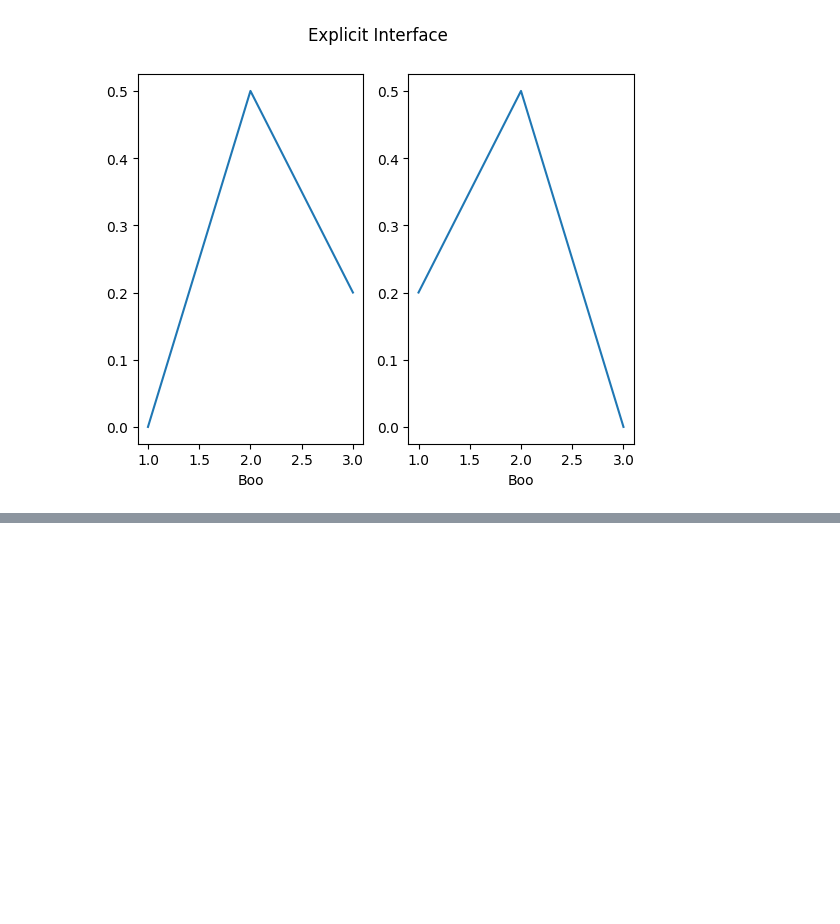
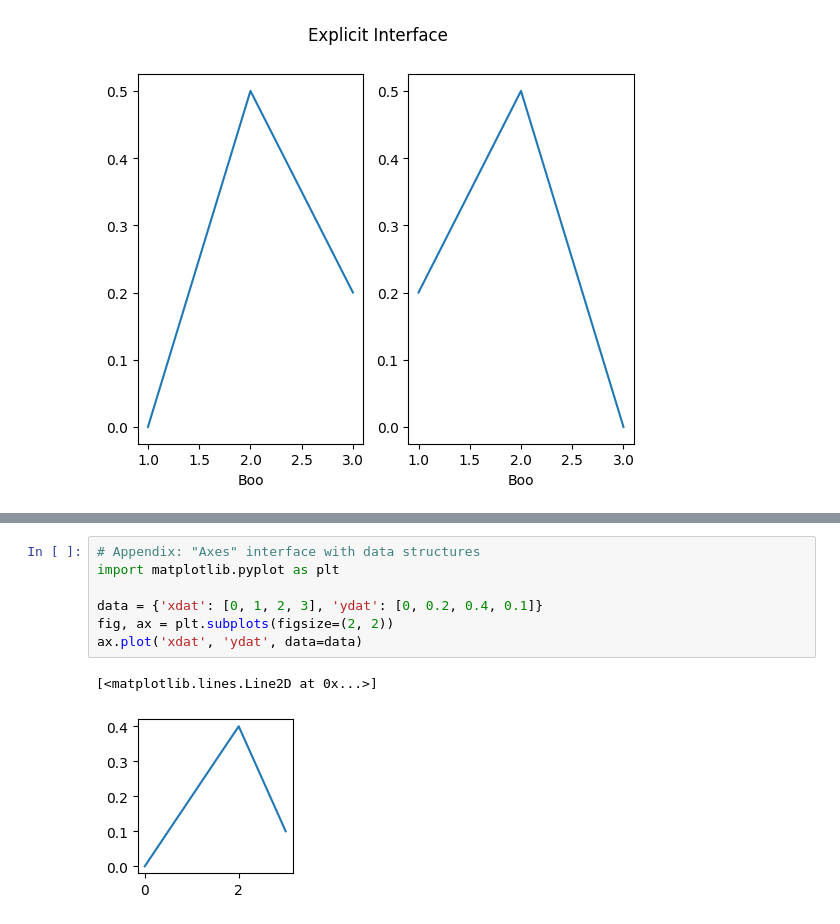
Before and after one commit to Manan2k4/ML-Learnings, a Jupyter notebook: matplotlib/Quick start guide/matplot-APIs.ipynb, the cells around one changed output, grey strips where cells are left out. Saved outputs shown, nothing was run; the diff lists cells and outputs as text; blank space fills up the shorter version.

```diff
--- a/matplotlib/Quick start guide/matplot-APIs.ipynb
+++ b/matplotlib/Quick start guide/matplot-APIs.ipynb
@@ -94,0 +118,10 @@ for i in range(2):
+# %%
+# Appendix: "Axes" interface with data structures
+import matplotlib.pyplot as plt
+
+data = {'xdat': [0, 1, 2, 3], 'ydat': [0, 0.2, 0.4, 0.1]}
+fig, ax = plt.subplots(figsize=(2, 2))
+ax.plot('xdat', 'ydat', data=data)
+# %% [output]
+[<matplotlib.lines.Line2D at 0x...>]
+[figure, added]
```
Also changed, not shown: parts of 1 cell of this notebook.
